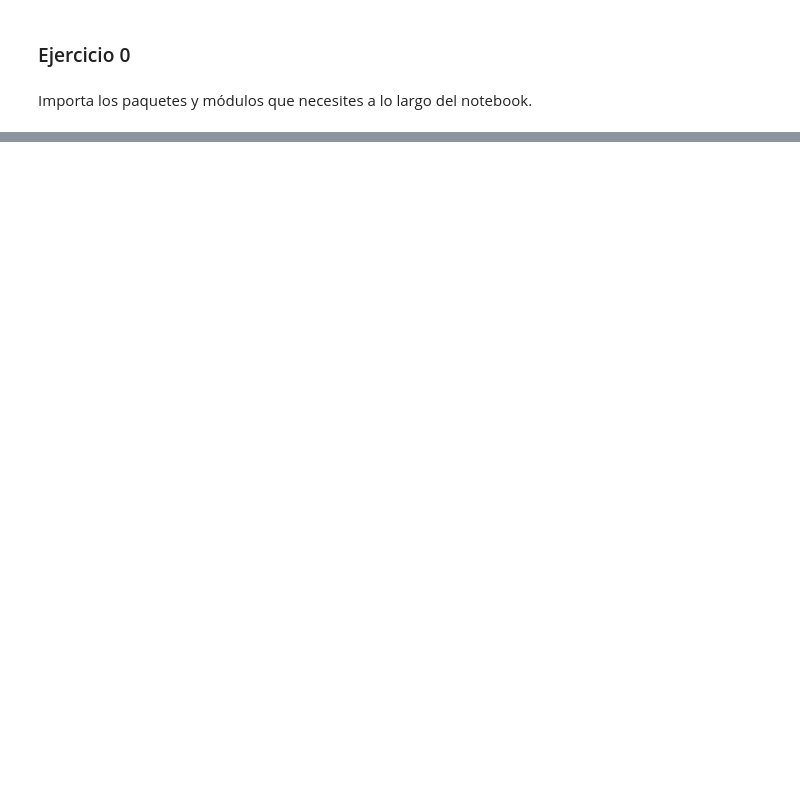
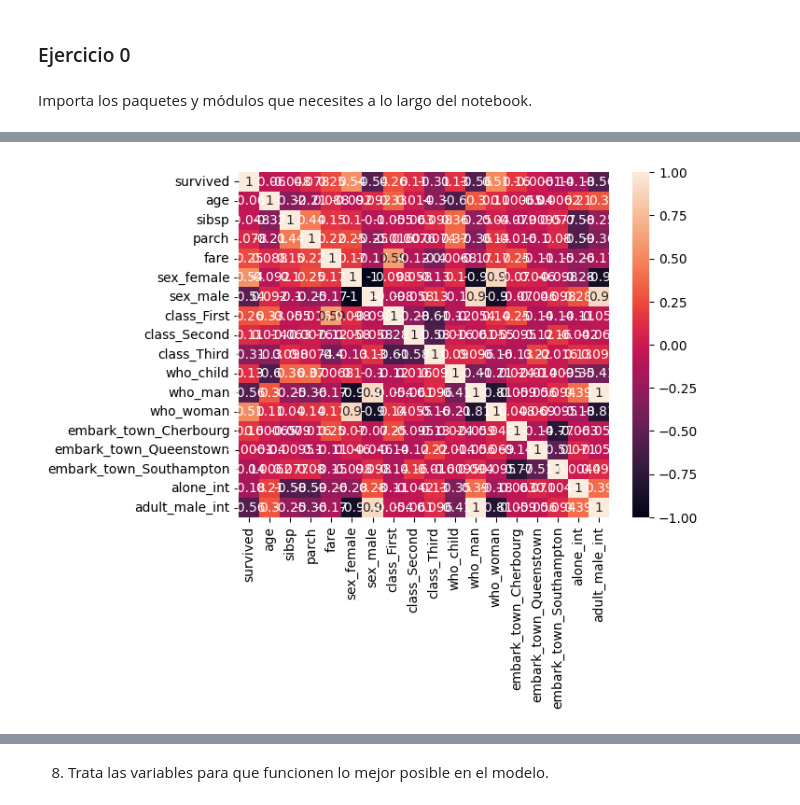
Before and after one commit to jorgegmayorgas/ONLINE_DS_THEBRIDGE_JORGE_GIMENEZ, a Jupyter notebook: 04_Machine_Learning/Sprint_12/Unidad_02/Practica_Obligatoria/18_Practica_Obligatoria_Clasificacion_y_Regresion_Logistica.ipynb, the cells around one changed output, grey strips where cells are left out. Drawn from its saved outputs; the diff is of its cells as text; code cells hidden in the pictures; blank space fills up the shorter version.

```diff
--- a/04_Machine_Learning/Sprint_12/Unidad_02/Practica_Obligatoria/18_Practica_Obligatoria_Clasificacion_y_Regresion_Logistica.ipynb
+++ b/04_Machine_Learning/Sprint_12/Unidad_02/Practica_Obligatoria/18_Practica_Obligatoria_Clasificacion_y_Regresion_Logistica.ipynb
@@ -15,0 +147,4 @@ Importa los paquetes y módulos que necesites a lo largo del notebook.
+# %%
+#col_str = ['sex', 'embarked', 'class', 'who', 'embark_town']
+col_str = df_titanic.select_dtypes(include = "object").columns.to_list()
+df_titanic = pd.get_dummies(df_titanic, columns = [col for col in col_str if col != "survived" and col  != "alive" and col != "deck"], dtype= "int")
@@ -15,0 +167,6 @@ Importa los paquetes y módulos que necesites a lo largo del notebook.
+# %%
+df_titanic["alone_int"]=0
+df_titanic["adult_male_int"]=0
+df_titanic.loc[df_titanic["alone"],"alone_int"]=1
+df_titanic.loc[df_titanic["adult_male"],"adult_male_int"]=1
+df_titanic[["alone","alone_int","adult_male","adult_male_int"]]
@@ -15,0 +187,3 @@ Importa los paquetes y módulos que necesites a lo largo del notebook.
+# %%
+
+df_titanic.drop(columns=["alone","adult_male","alive"], inplace=True)
@@ -15,0 +219,7 @@ Importa los paquetes y módulos que necesites a lo largo del notebook.
+# %%
+train_set, test_set = train_test_split(df_titanic, test_size= 0.2, random_state= 42)
+
+X_train = train_set.drop("survived", axis = 1)
+X_test = test_set.drop("survived", axis = 1)
+y_train = train_set["survived"]
+y_test = test_set["survived"]
@@ -15,0 +318,6 @@ Importa los paquetes y módulos que necesites a lo largo del notebook.
+# %%
+sns.heatmap(train_set.corr(numeric_only = True),annot=True);
+plt.figure(figsize=(100, 100), dpi=1200)
+plt.show();
+# %% [output]
+[figure, added]
@@ -15,0 +325,2 @@ Importa los paquetes y módulos que necesites a lo largo del notebook.
+# %% [markdown]
+8. Trata las variables para que funcionen lo mejor posible en el modelo.
```
Also changed, not shown: parts of 51 cells of this notebook, 1 other file.
